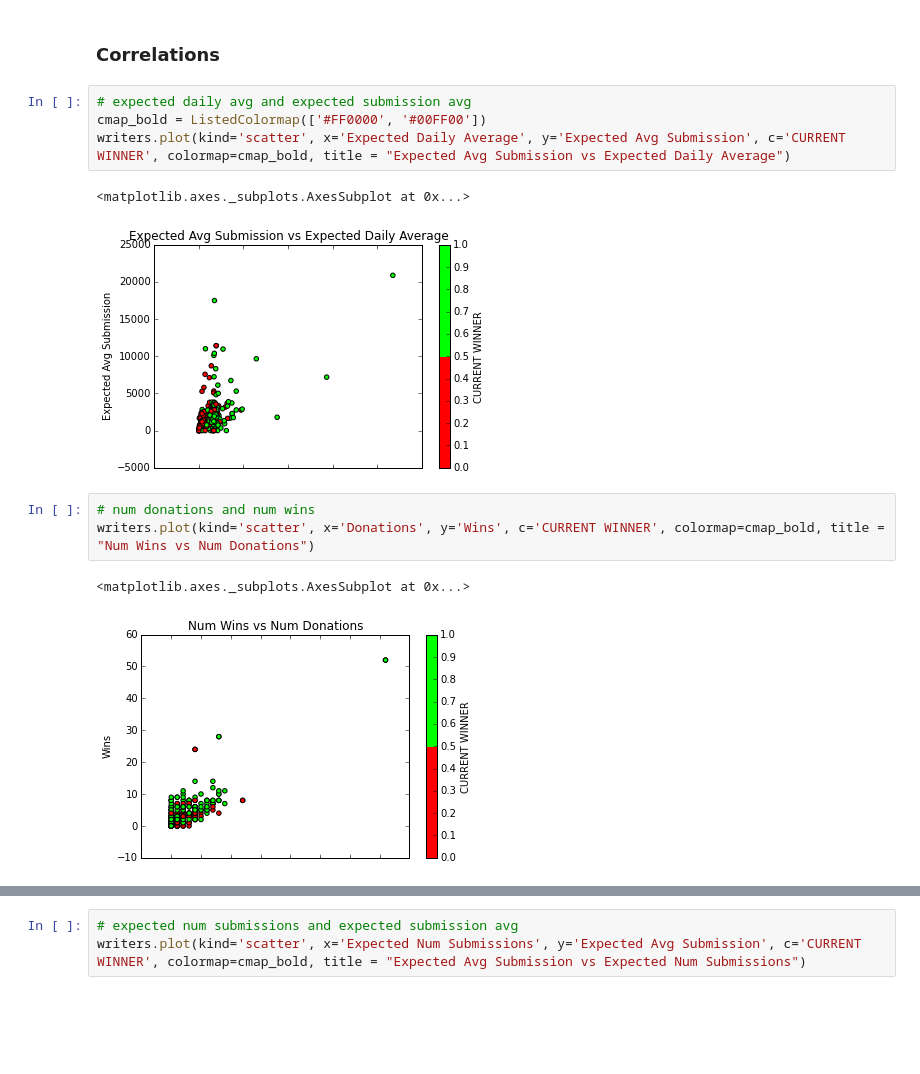
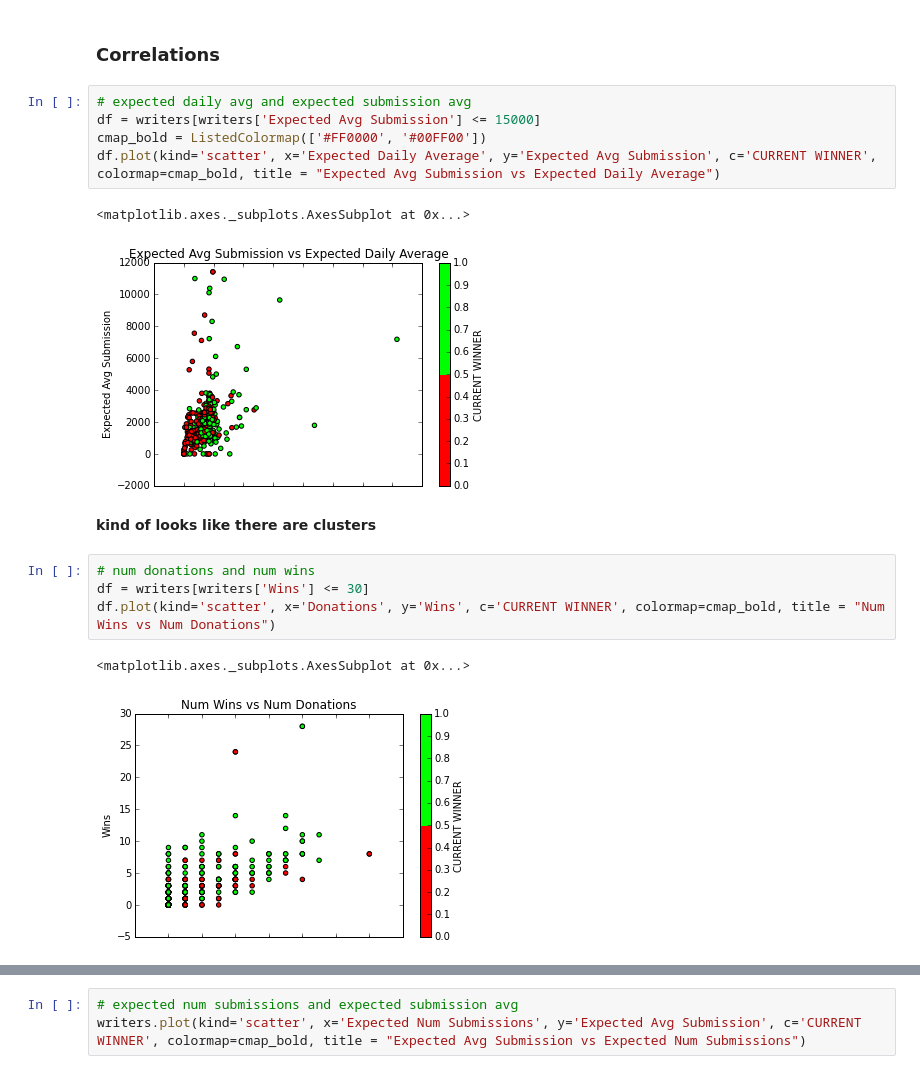
Before and after one commit to nicaless/nanowrimo_ga_project, a Jupyter notebook: analyze/exploratory.ipynb, the cells around one changed output, grey strips where cells are left out. Drawn from its saved outputs; the diff is of its cells as text; blank space fills up the shorter version.

```diff
--- a/analyze/exploratory.ipynb
+++ b/analyze/exploratory.ipynb
@@ -251,14 +223,18 @@ df.plot(kind='hist', stacked=True, title = "distribution of avg submission in se
 ### Correlations
 # %%
 # expected daily avg and expected submission avg
+df = writers[writers['Expected Avg Submission'] <= 15000]
 cmap_bold = ListedColormap(['#FF0000', '#00FF00'])
-writers.plot(kind='scatter', x='Expected Daily Average', y='Expected Avg Submission', c='CURRENT WINNER', colormap=cmap_bold, title = "Expected Avg Submission vs Expected Daily Average")
+df.plot(kind='scatter', x='Expected Daily Average', y='Expected Avg Submission', c='CURRENT WINNER', colormap=cmap_bold, title = "Expected Avg Submission vs Expected Daily Average")
 # %% [output]
 <matplotlib.axes._subplots.AxesSubplot at 0x...>
-[figure, old version]
+[figure, new version]
+# %% [markdown]
+__kind of looks like there are clusters__
 # %%
 # num donations and num wins
-writers.plot(kind='scatter', x='Donations', y='Wins', c='CURRENT WINNER', colormap=cmap_bold, title = "Num Wins vs Num Donations")
+df = writers[writers['Wins'] <= 30]
+df.plot(kind='scatter', x='Donations', y='Wins', c='CURRENT WINNER', colormap=cmap_bold, title = "Num Wins vs Num Donations")
 # %% [output]
 <matplotlib.axes._subplots.AxesSubplot at 0x...>
-[figure, old version]
+[figure, new version]
```
Also changed, not shown: parts of 25 cells of this notebook, 2 other files.
